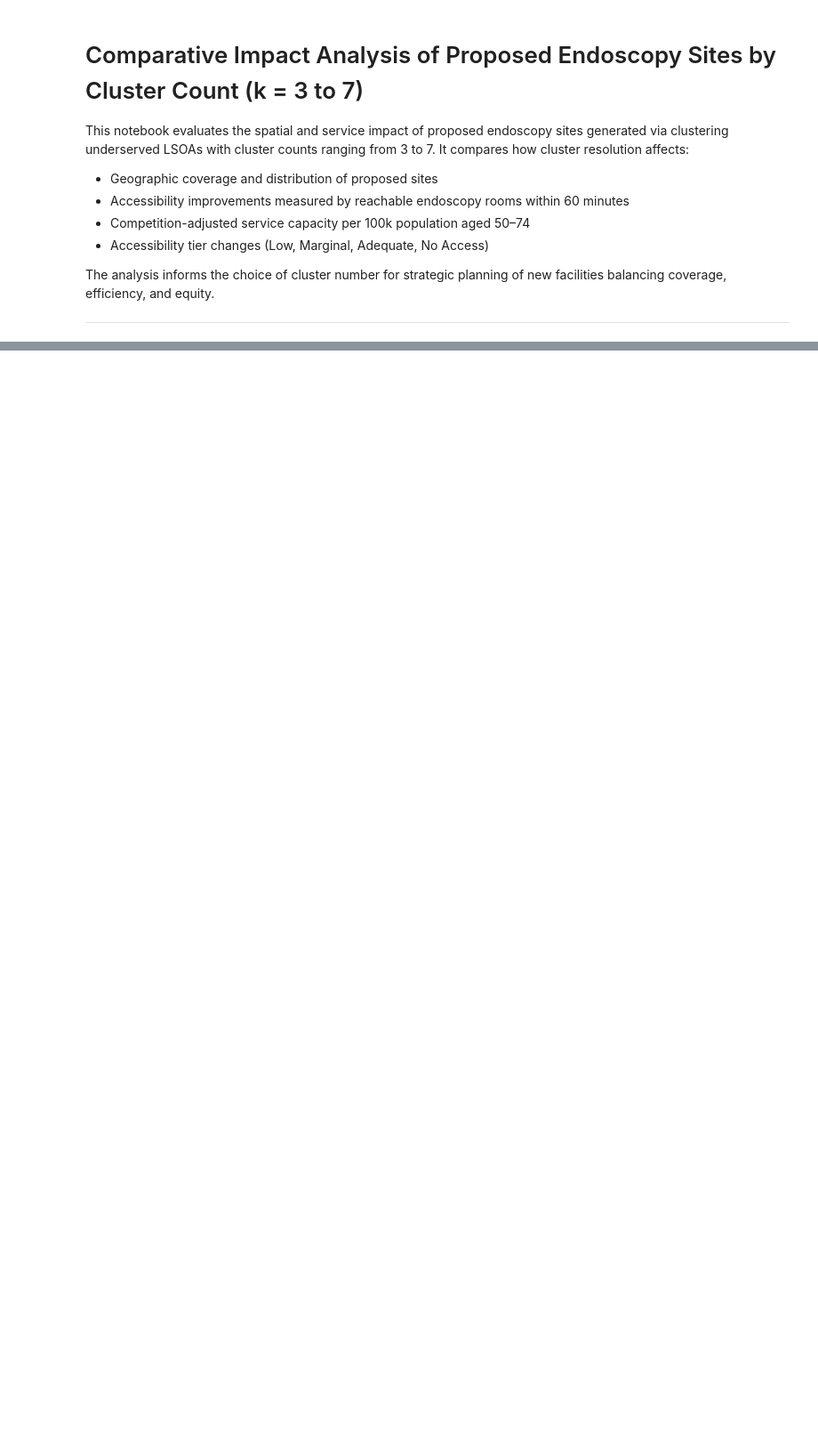
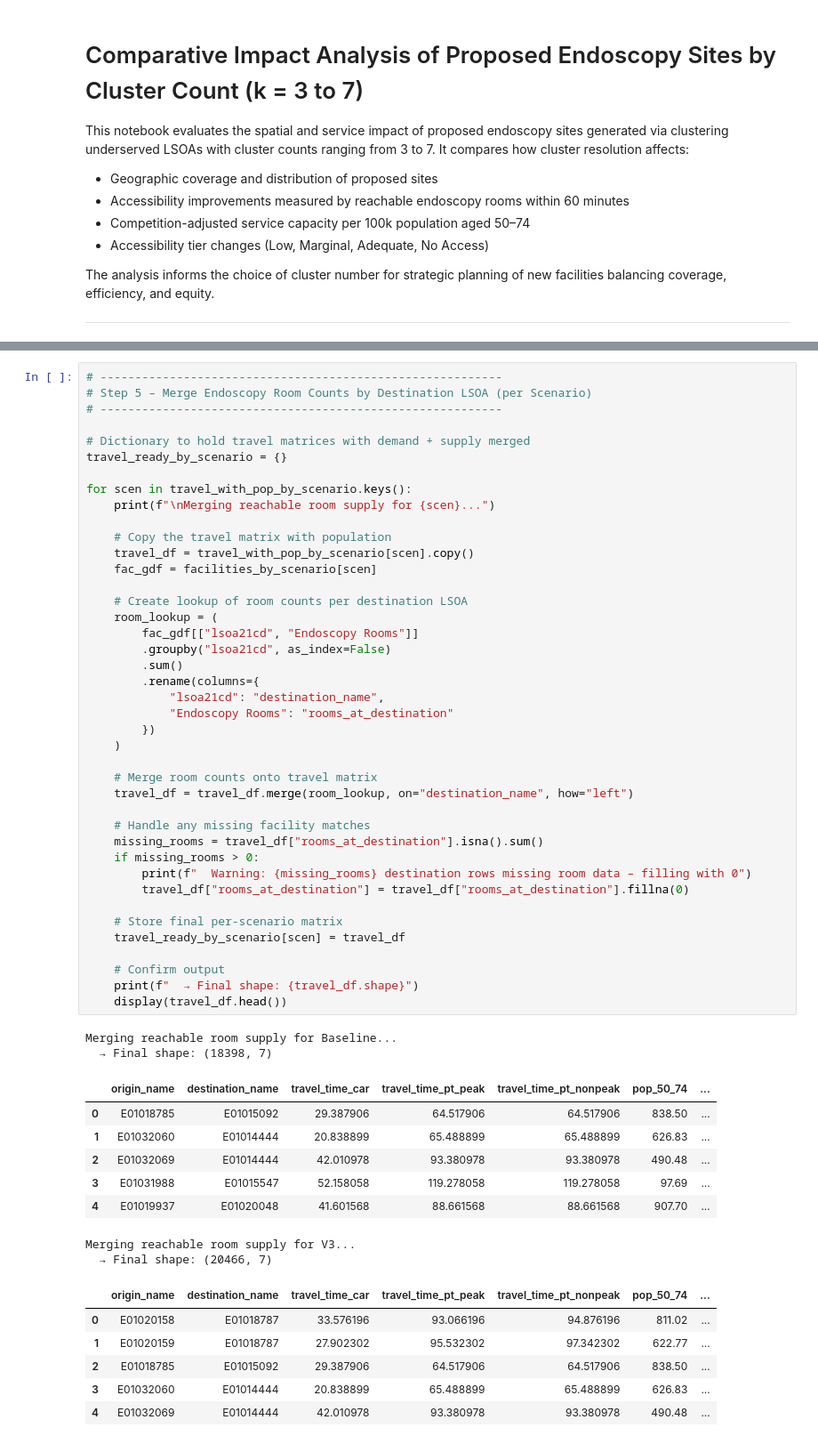
Before and after one commit to RossTylr/diagnostic-modality-demand, a Jupyter notebook: notebooks/08e2_endoscopy_cluster_comparative_analysis..ipynb, the cells around one changed output, grey strips where cells are left out. Shown at 89% size. Cells and saved outputs as stored; diff of their text form; blank space fills up the shorter version.

```diff
--- a/notebooks/08e2_endoscopy_cluster_comparative_analysis..ipynb
+++ b/notebooks/08e2_endoscopy_cluster_comparative_analysis..ipynb
@@ -13,0 +356,58 @@ The analysis informs the choice of cluster number for strategic planning of new
+# %%
+# ----------------------------------------------------------
+# Step 5 – Merge Endoscopy Room Counts by Destination LSOA (per Scenario)
+# ----------------------------------------------------------
+
+# Dictionary to hold travel matrices with demand + supply merged
+travel_ready_by_scenario = {}
+
+for scen in travel_with_pop_by_scenario.keys():
+    print(f"\nMerging reachable room supply for {scen}...")
+
+    # Copy the travel matrix with population
+    travel_df = travel_with_pop_by_scenario[scen].copy()
+    fac_gdf = facilities_by_scenario[scen]
+
+    # Create lookup of room counts per destination LSOA
+    room_lookup = (
+        fac_gdf[["lsoa21cd", "Endoscopy Rooms"]]
+        .groupby("lsoa21cd", as_index=False)
+        .sum()
+        .rename(columns={
+            "lsoa21cd": "destination_name",
+            "Endoscopy Rooms": "rooms_at_destination"
+        })
+    )
+
+    # Merge room counts onto travel matrix
+    travel_df = travel_df.merge(room_lookup, on="destination_name", how="left")
+
+    # Handle any missing facility matches
+    missing_rooms = travel_df["rooms_at_destination"].isna().sum()
+    if missing_rooms > 0:
+        print(f"  Warning: {missing_rooms} destination rows missing room data – filling with 0")
+        travel_df["rooms_at_destination"] = travel_df["rooms_at_destination"].fillna(0)
+
+    # Store final per-scenario matrix
+    travel_ready_by_scenario[scen] = travel_df
+
+    # Confirm output
+    print(f"  → Final shape: {travel_df.shape}")
+    display(travel_df.head())
+# %% [output]
+Merging reachable room supply for Baseline...
+  → Final shape: (18398, 7)
+|  | origin_name | destination_name | travel_time_car | travel_time_pt_peak | travel_time_pt_nonpeak | pop_50_74 | ... |
+| 0 | E01018785 | E01015092 | 29.387906 | 64.517906 | 64.517906 | 838.50 | ... |
+| 1 | E01032060 | E01014444 | 20.838899 | 65.488899 | 65.488899 | 626.83 | ... |
+| 2 | E01032069 | E01014444 | 42.010978 | 93.380978 | 93.380978 | 490.48 | ... |
+| 3 | E01031988 | E01015547 | 52.158058 | 119.278058 | 119.278058 | 97.69 | ... |
+| 4 | E01019937 | E01020048 | 41.601568 | 88.661568 | 88.661568 | 907.70 | ... |
+Merging reachable room supply for V3...
+  → Final shape: (20466, 7)
+|  | origin_name | destination_name | travel_time_car | travel_time_pt_peak | travel_time_pt_nonpeak | pop_50_74 | ... |
+| 0 | E01020158 | E01018787 | 33.576196 | 93.066196 | 94.876196 | 811.02 | ... |
+| 1 | E01020159 | E01018787 | 27.902302 | 95.532302 | 97.342302 | 622.77 | ... |
+| 2 | E01018785 | E01015092 | 29.387906 | 64.517906 | 64.517906 | 838.50 | ... |
+| 3 | E01032060 | E01014444 | 20.838899 | 65.488899 | 65.488899 | 626.83 | ... |
+| 4 | E01032069 | E01014444 | 42.010978 | 93.380978 | 93.380978 | 490.48 | ... |
```
Also changed, not shown: parts of 15 cells of this notebook.
